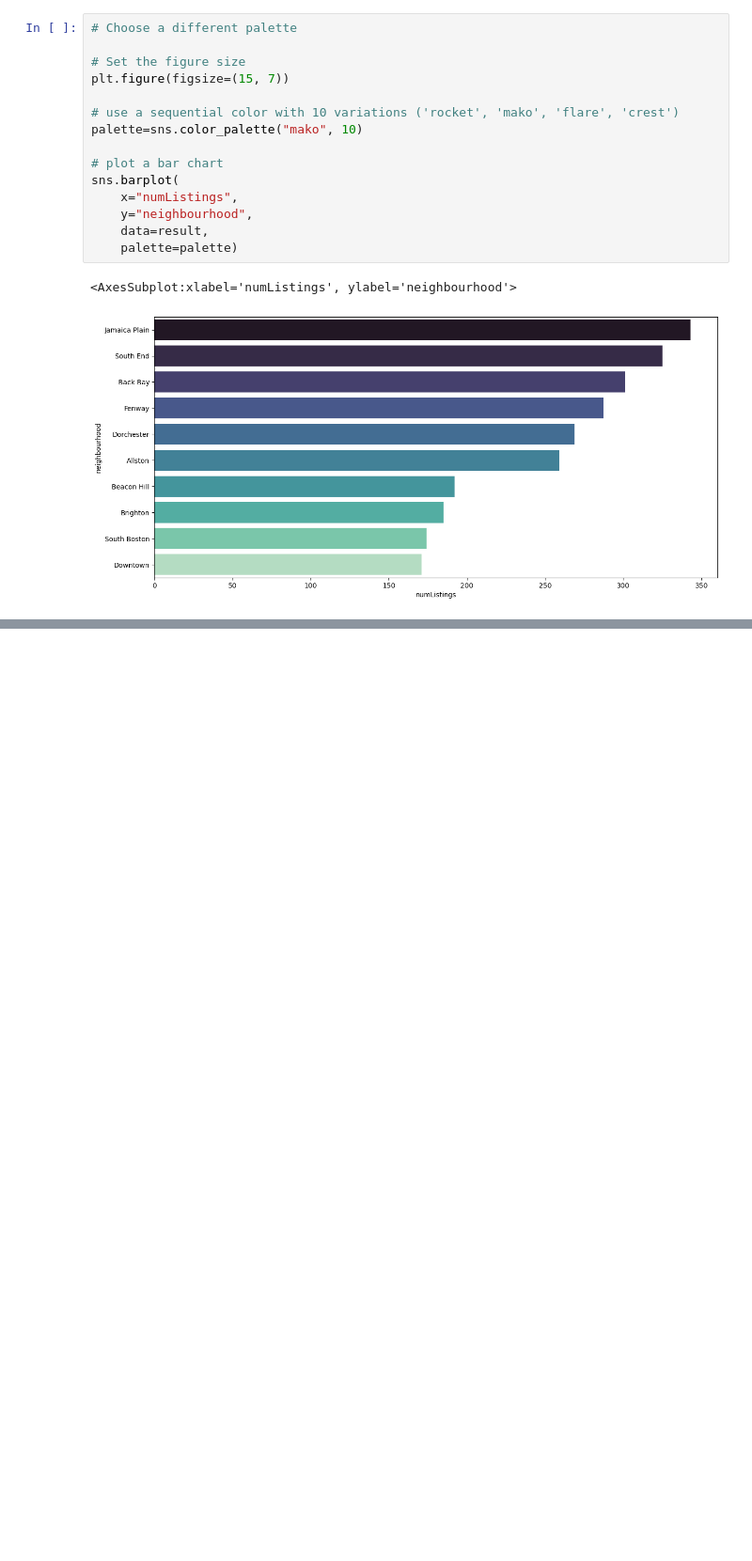
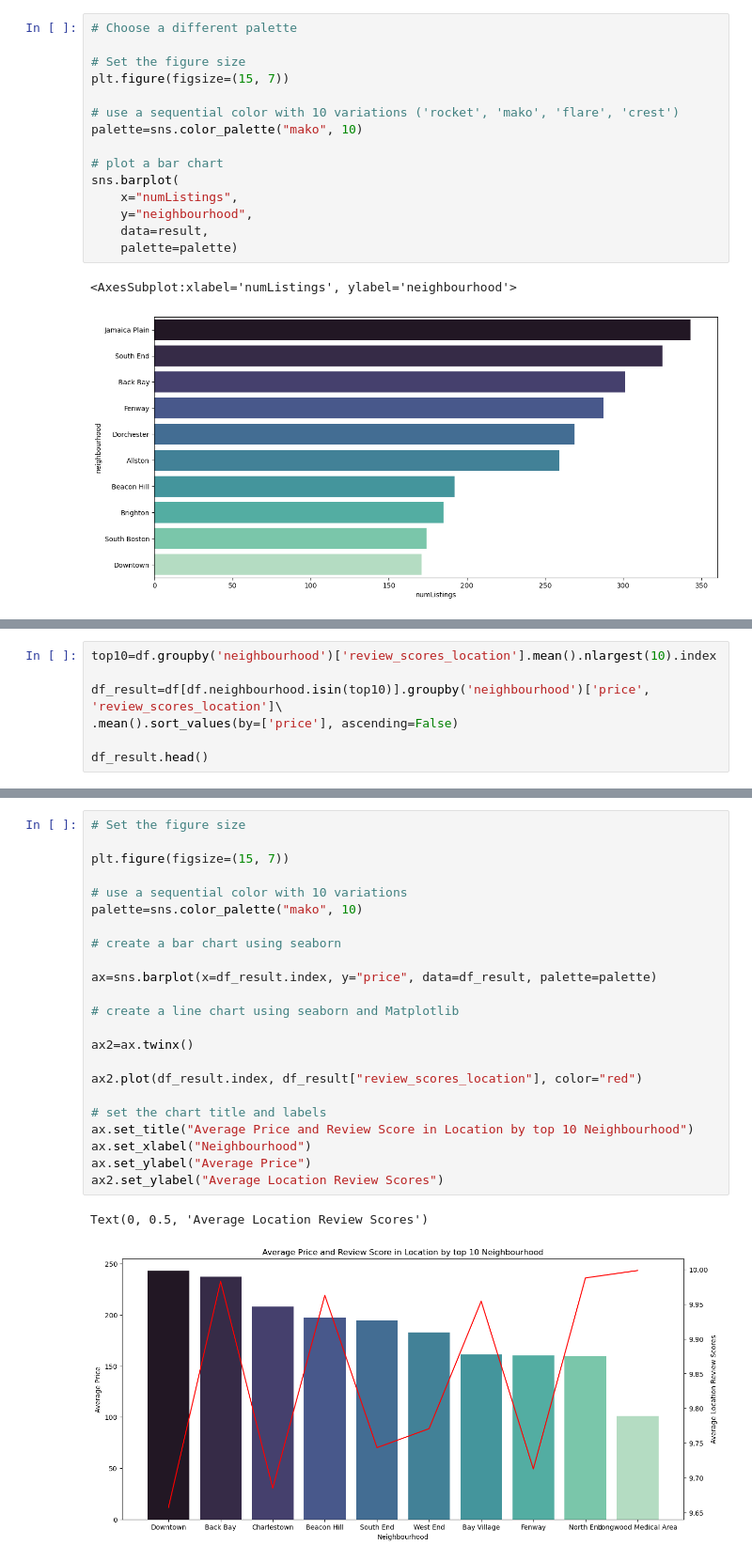
Before and after one commit to Suhong88/AA630_Spring2023, a Jupyter notebook: #5 Boston Airbnb Data Visualization-end.ipynb, the cells around one changed output, grey strips where cells are left out. Shown at 94% size. Saved outputs shown, nothing was run; the diff lists cells and outputs as text; blank space fills up the shorter version.

Commit message:
Added data visualization notebook

```diff
--- a/#5 Boston Airbnb Data Visualization-end.ipynb
+++ b/#5 Boston Airbnb Data Visualization-end.ipynb
@@ -686,0 +691,7 @@ sns.barplot(
+# %%
+top10=df.groupby('neighbourhood')['review_scores_location'].mean().nlargest(10).index
+
+df_result=df[df.neighbourhood.isin(top10)].groupby('neighbourhood')['price', 'review_scores_location']\
+.mean().sort_values(by=['price'], ascending=False)
+
+df_result.head()
@@ -686,0 +706,26 @@ sns.barplot(
+# %%
+# Set the figure size
+
+plt.figure(figsize=(15, 7))
+
+# use a sequential color with 10 variations
+palette=sns.color_palette("mako", 10)
+
+# create a bar chart using seaborn
+
+ax=sns.barplot(x=df_result.index, y="price", data=df_result, palette=palette)
+
+# create a line chart using seaborn and Matplotlib
+
+ax2=ax.twinx()
+
+ax2.plot(df_result.index, df_result["review_scores_location"], color="red")
+
+# set the chart title and labels
+ax.set_title("Average Price and Review Score in Location by top 10 Neighbourhood")
+ax.set_xlabel("Neighbourhood")
+ax.set_ylabel("Average Price")
+ax2.set_ylabel("Average Location Review Scores")
+# %% [output]
+Text(0, 0.5, 'Average Location Review Scores')
+[figure, added]
```
Also changed, not shown: parts of 2 cells of this notebook, 1 other file.
